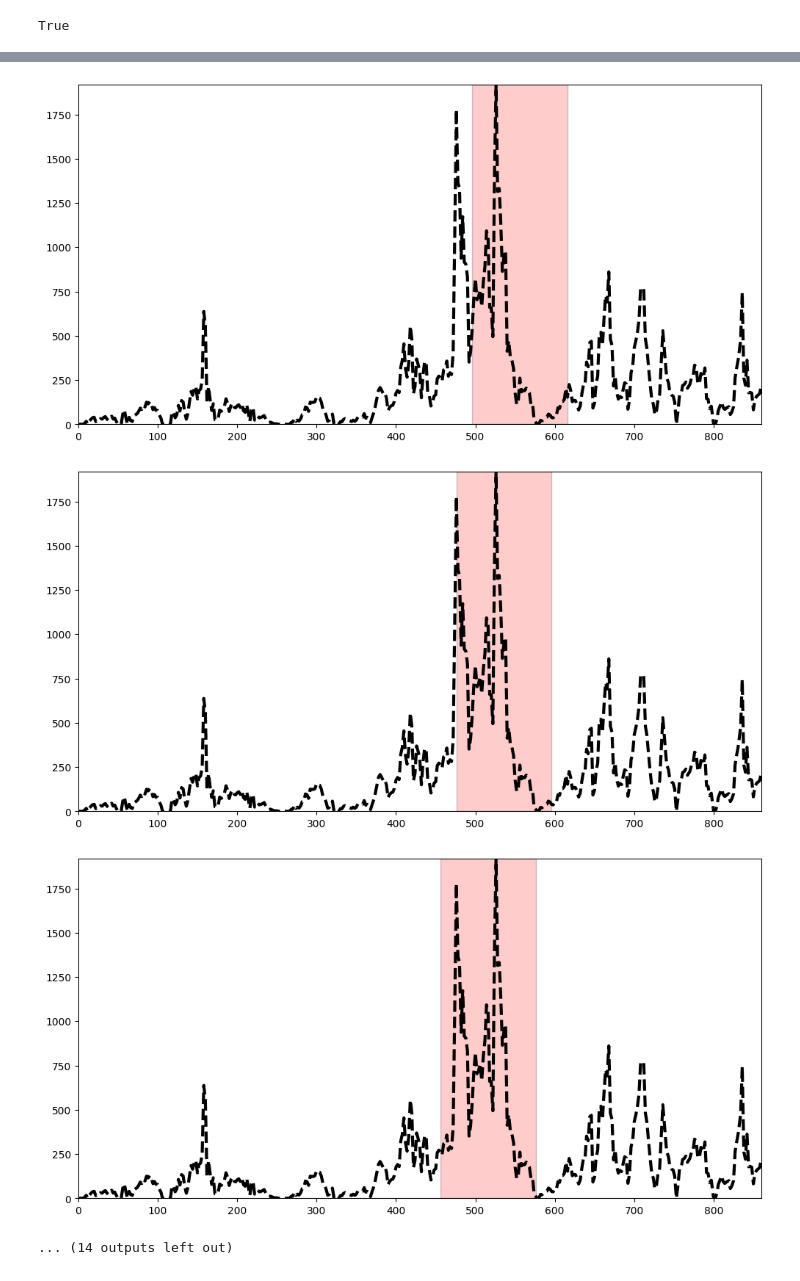
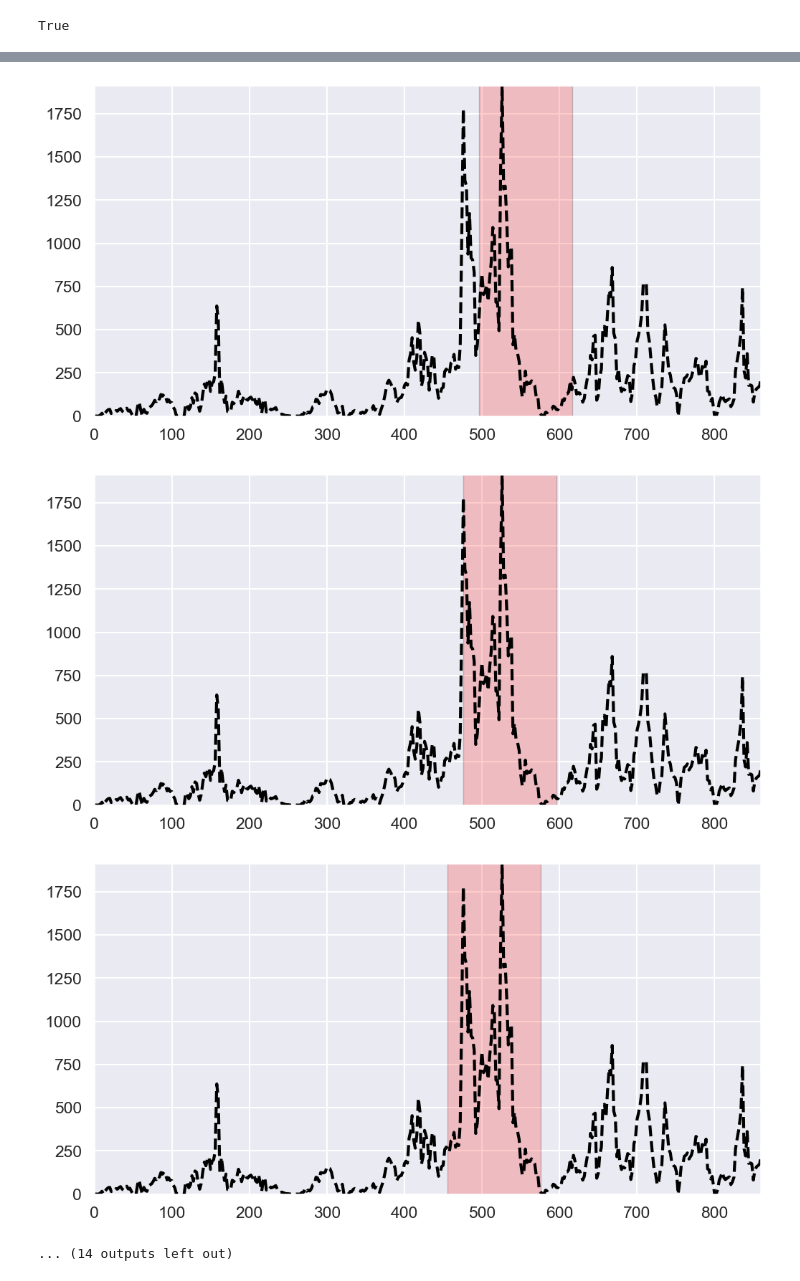
Before and after one commit to Guilherme-Ataliba/Rooling_window-Versatus, a Jupyter notebook: SRRollingMetric/RollingMetric.ipynb, the cells around one changed output, grey strips where cells are left out. Saved outputs shown, nothing was run; the diff lists cells and outputs as text; code cells hidden in the pictures.

```diff
--- a/SRRollingMetric/RollingMetric.ipynb
+++ b/SRRollingMetric/RollingMetric.ipynb
@@ -62,7 +62,11 @@ X5 = sugar_data_manip.X.values
 y5 = sugar_data_manip.y.values
 
 data = [
+    [X1, y1],
+    [X2, y2],
     [X3, y3],
     [X4, y4],
     [X5, y5]
 ]
+
+sns.set_theme("talk")
@@ -151,9 +165,11 @@ start_points3 = [-240, -250, -260, -270, -280, -300, -310, -320]
 start_points = start_points1 + start_points2 + start_points3
 
 
+c=0
 for start in start_points:
     plt.figure(figsize=(12, 6))
     RoWi.fit(X4, y4, rollingSR, direction="left", start=X4[start], n_points=60
-    , visualize=True)
+    , visualize=True, save_fig_path=f"presentation_figures/seco_gif/{c}.png")
+    c += 1
     plt.show()
 # %% [output]
@@ -169,6 +185,6 @@ for start in start_points:
-[figure, old version]
+[figure, new version]
-[figure, old version]
+[figure, new version]
-[figure, old version]
+[figure, new version]
 ... (14 outputs left out)
 # %%
 start_points1 = [-1, -20, -40, -60, -80, -100]
```
Also changed, not shown: parts of 6 cells of this notebook, 3 other files.
